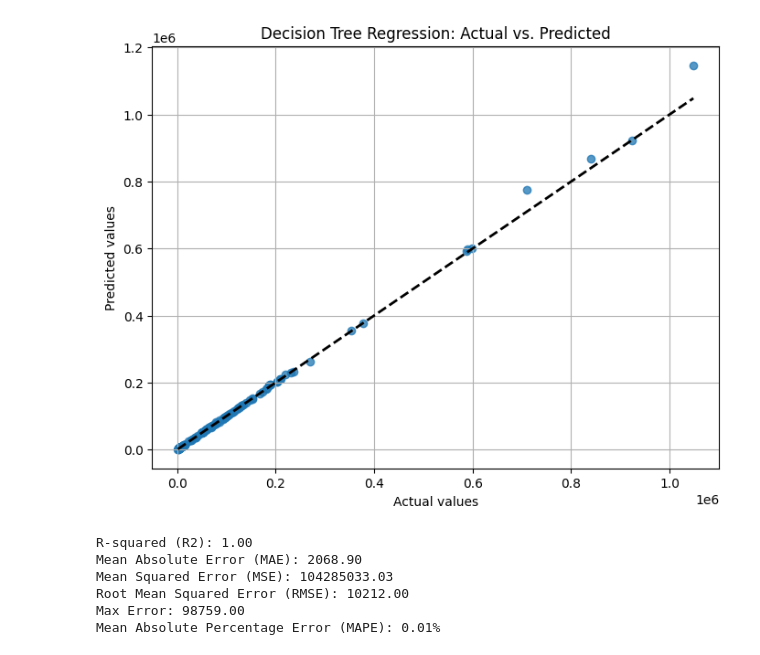
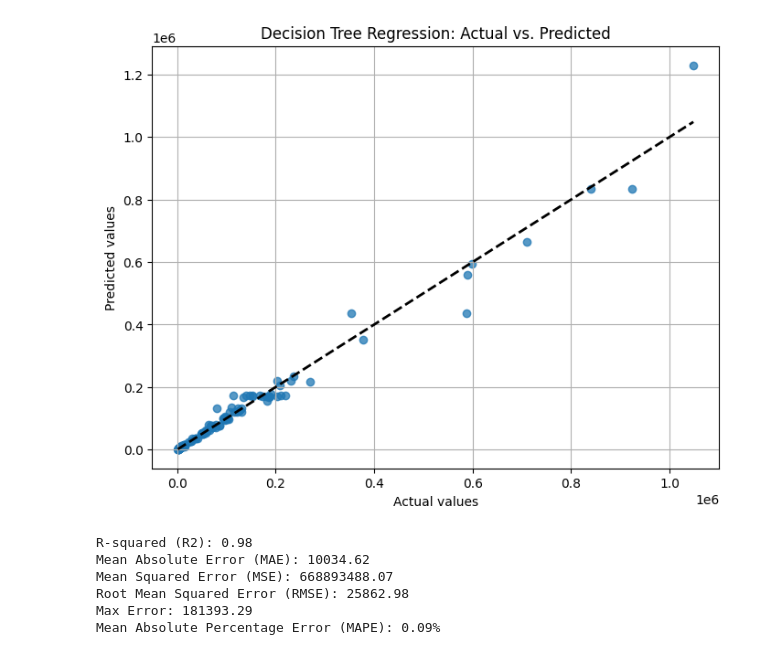
Before and after one commit to edeliciouso/Predicting-Crop-Yields, a Jupyter notebook: DecisionTree.ipynb, the cells around one changed output. Drawn from its saved outputs; the diff is of its cells as text; code cells hidden in the pictures.

Commit message:
update decision tree

```diff
--- a/DecisionTree.ipynb
+++ b/DecisionTree.ipynb
@@ -44,0 +66,26 @@ X_train, X_test, Y_train, Y_test = train_test_split(X_enc, Y, test_size=0.2, ran
+# %%
+# splitting the data into training and testing (80/20)
+
+# excluding Yield (hg/ha) values as it is what the ML model should be predicting
+y = merged_data['Yield (hg/ha)']
+x = merged_data.drop(['Yield (hg/ha)'], axis=1)
+
+# split data
+x_train, x_test, y_train, y_test = train_test_split(x, y, test_size=0.2, random_state=42)
+# %%
+# Search for the optimal hyperparamaters for Decision Trees using GridSearch
+
+from sklearn.model_selection import GridSearchCV
+
+regressor = DecisionTreeRegressor()
+
+param_grid = {
+    'max_depth': [None, 10, 20, 30],
+    'min_samples_split': [2, 5, 10],
+    'min_samples_leaf': [1, 2, 4],
+    'max_features': [1.0, 'sqrt', 'log2', None]
+    }
+
+search = GridSearchCV(estimator = regressor, param_grid = param_grid, cv=5).fit(x_train, y_train)
+
+print("The best hyperparameters are ", search.best_params_)
@@ -45,13 +94,17 @@ X_train, X_test, Y_train, Y_test = train_test_split(X_enc, Y, test_size=0.2, ran
 # %%
+# training time
 start_training_time = time.time()
-regressor = DecisionTreeRegressor()
-regressor.fit(X_train, Y_train)
+regressor = DecisionTreeRegressor(max_depth = search.best_params_["max_depth"],
+                                  max_features = search.best_params_["max_features"],
+                                  min_samples_leaf = search.best_params_["min_samples_leaf"],
+                                  min_samples_split = search.best_params_["min_samples_split"])
+regressor.fit(x_train, y_train)
 end_training_time = time.time()
 training_time = end_training_time - start_training_time
 
-
+# prediction time
 start_pred_time = time.time()
-Y_pred = regressor.predict(X_test)
+Y_pred = regressor.predict(x_test)
 end_pred_time = time.time()
 prediction_time = end_pred_time - start_pred_time
 
@@ -69,23 +123,23 @@ plt.show()
 # %%
 plt.figure(figsize=(8, 6))
-plt.scatter(Y_test,Y_pred, alpha=0.75)
+plt.scatter(y_test,Y_pred, alpha=0.75)
 plt.xlabel('Actual values')
 plt.ylabel('Predicted values')
 plt.title('Decision Tree Regression: Actual vs. Predicted')
-plt.plot([Y_test.min(), Y_test.max()], [Y_test.min(), Y_test.max()], 'k--', lw=2)  # Diagonal line for reference
+plt.plot([y_test.min(), y_test.max()], [y_test.min(), y_test.max()], 'k--', lw=2)  # Diagonal line for reference
 plt.grid(True)
 plt.show()
 # %% [output]
-[figure, old version]
+[figure, new version]
 # %%
 from sklearn.metrics import r2_score, mean_absolute_error, mean_squared_error, max_error, mean_absolute_percentage_error
 # %%
-r2 = r2_score(Y_test, Y_pred)
-mae = mean_absolute_error(Y_test, Y_pred)
-mse = mean_squared_error(Y_test, Y_pred)
-rmse = mean_squared_error(Y_test, Y_pred, squared=False)
-max_err = max_error(Y_test, Y_pred)
-mape = mean_absolute_percentage_error(Y_test, Y_pred)
+r2 = r2_score(y_test, Y_pred)
+mae = mean_absolute_error(y_test, Y_pred)
+mse = mean_squared_error(y_test, Y_pred)
+rmse = mean_squared_error(y_test, Y_pred, squared=False)
+max_err = max_error(y_test, Y_pred) # max error
+mape = mean_absolute_percentage_error(y_test, Y_pred)
 
 print(f"R-squared (R2): {r2:.2f}")
 print(f"Mean Absolute Error (MAE): {mae:.2f}")
@@ -94,9 +148,9 @@ print(f"Root Mean Squared Error (RMSE): {rmse:.2f}")
 print(f"Max Error: {max_err:.2f}")
 print(f"Mean Absolute Percentage Error (MAPE): {mape:.2f}%")
 # %% [output]
-R-squared (R2): 1.00
-Mean Absolute Error (MAE): 2068.90
-Mean Squared Error (MSE): 104285033.03
-Root Mean Squared Error (RMSE): 10212.00
-Max Error: 98759.00
-Mean Absolute Percentage Error (MAPE): 0.01%
+R-squared (R2): 0.98
+Mean Absolute Error (MAE): 10034.62
+Mean Squared Error (MSE): 668893488.07
+Root Mean Squared Error (RMSE): 25862.98
+Max Error: 181393.29
+Mean Absolute Percentage Error (MAPE): 0.09%
```
Also changed, not shown: parts of 10 cells of this notebook.
